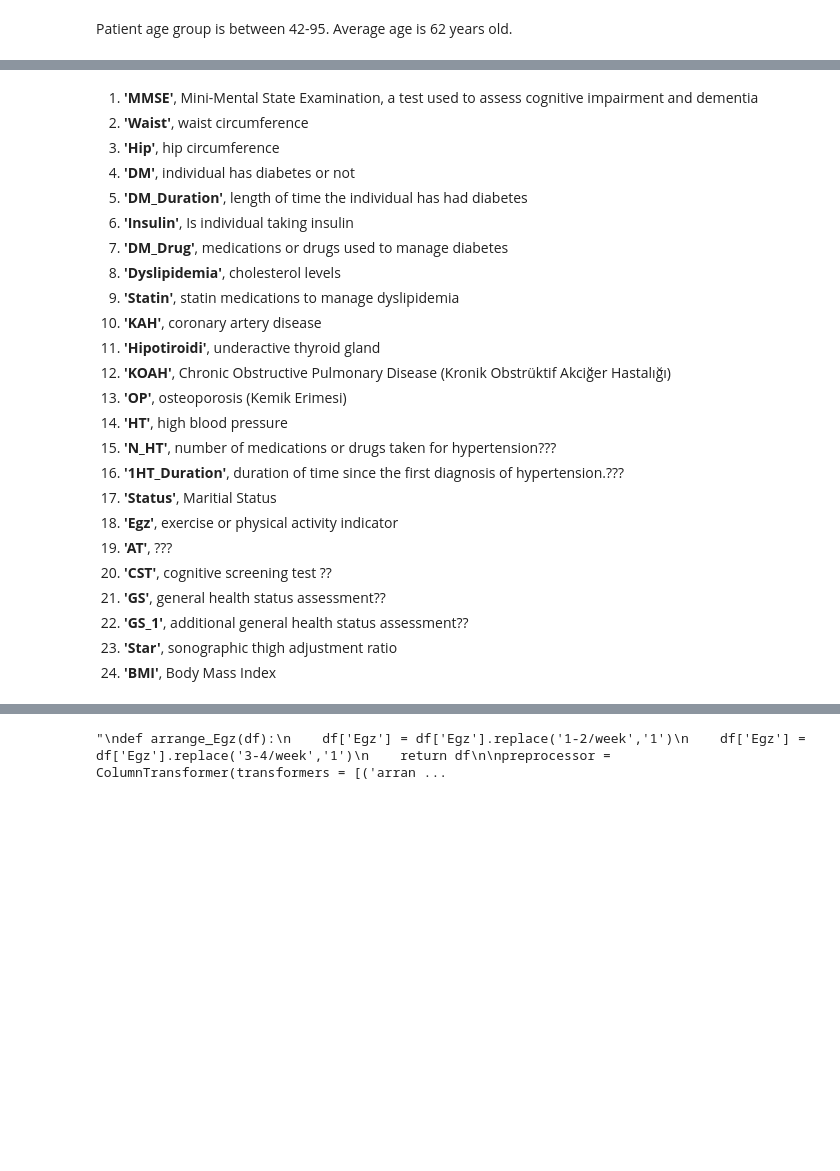
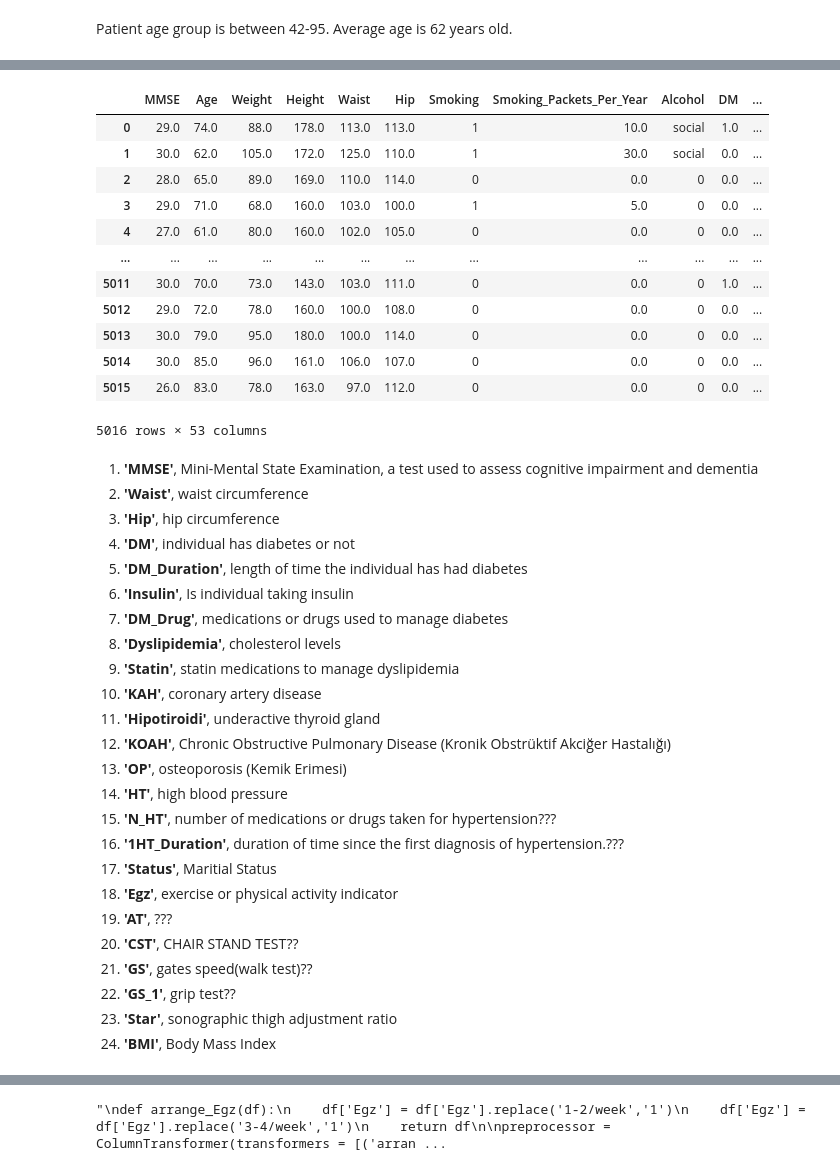
Before and after one commit to akutayaydin/Medical-Sarcopenia-Model, a Jupyter notebook: Sarcopenia_Model.ipynb, the cells around one changed output, grey strips where cells are left out. Saved outputs shown, nothing was run; the diff lists cells and outputs as text; code cells hidden in the pictures; blank space fills up the shorter version.

```diff
--- a/Sarcopenia_Model.ipynb
+++ b/Sarcopenia_Model.ipynb
@@ -123,3 +157,19 @@ categorical_values
+# %%
+df
+# %% [output]
+|  | MMSE | Age | Weight | Height | Waist | Hip | Smoking | Smoking_Packets_Per_Year | Alcohol | DM | ... |
+| 0 | 29.0 | 74.0 | 88.0 | 178.0 | 113.0 | 113.0 | 1 | 10.0 | social | 1.0 | ... |
+| 1 | 30.0 | 62.0 | 105.0 | 172.0 | 125.0 | 110.0 | 1 | 30.0 | social | 0.0 | ... |
+| 2 | 28.0 | 65.0 | 89.0 | 169.0 | 110.0 | 114.0 | 0 | 0.0 | 0 | 0.0 | ... |
+| 3 | 29.0 | 71.0 | 68.0 | 160.0 | 103.0 | 100.0 | 1 | 5.0 | 0 | 0.0 | ... |
+| 4 | 27.0 | 61.0 | 80.0 | 160.0 | 102.0 | 105.0 | 0 | 0.0 | 0 | 0.0 | ... |
+| ... | ... | ... | ... | ... | ... | ... | ... | ... | ... | ... | ... |
+| 5011 | 30.0 | 70.0 | 73.0 | 143.0 | 103.0 | 111.0 | 0 | 0.0 | 0 | 1.0 | ... |
+| 5012 | 29.0 | 72.0 | 78.0 | 160.0 | 100.0 | 108.0 | 0 | 0.0 | 0 | 0.0 | ... |
+| 5013 | 30.0 | 79.0 | 95.0 | 180.0 | 100.0 | 114.0 | 0 | 0.0 | 0 | 0.0 | ... |
+| 5014 | 30.0 | 85.0 | 96.0 | 161.0 | 106.0 | 107.0 | 0 | 0.0 | 0 | 0.0 | ... |
+| 5015 | 26.0 | 83.0 | 78.0 | 163.0 | 97.0 | 112.0 | 0 | 0.0 | 0 | 0.0 | ... |
+5016 rows × 53 columns
 # %%
 # FEATURE ENGINEERING #
 # %% [markdown]
@@ -143,8 +193,8 @@ categorical_values
 1.   **'Status'**, Maritial Status
 1.   **'Egz'**, exercise or physical activity indicator
 1.   **'AT'**, ???
-1.   **'CST'**, cognitive screening test ??
-1.   **'GS'**, general health status assessment??
-1.   **'GS_1'**, additional general health status assessment??
+1.   **'CST'**, CHAIR STAND TEST??
+1.   **'GS'**, gates speed(walk test)??
+1.   **'GS_1'**, grip test??
 1.   **'Star'**, sonographic thigh adjustment ratio
 1.   **'BMI'**, Body Mass Index
```
Also changed, not shown: parts of 32 cells of this notebook.
